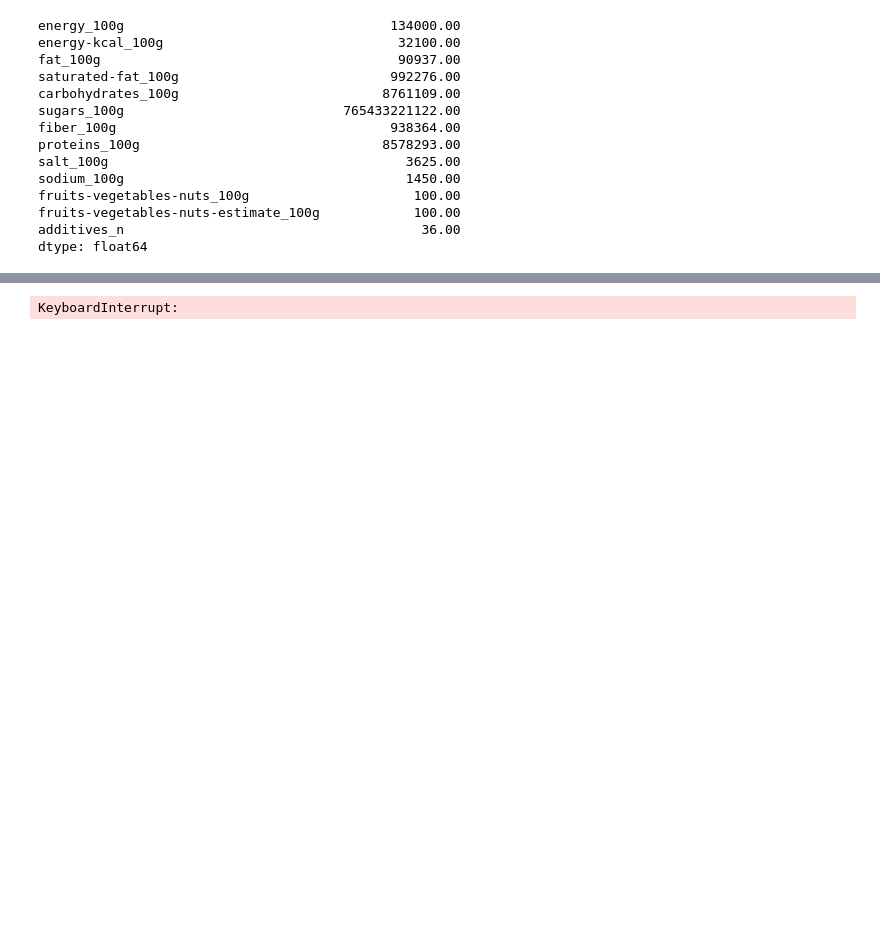
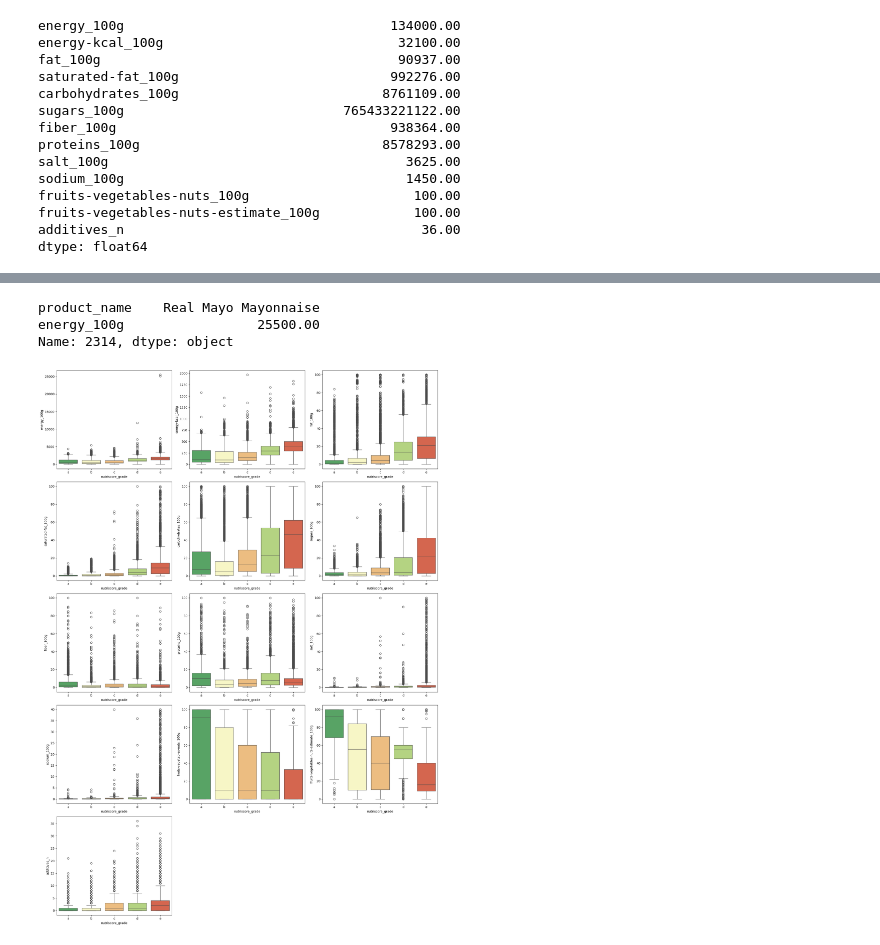
Before and after one commit to djacoo/ml-nutriscore-prediction, a Jupyter notebook: docs/notebooks/eda.ipynb, the cells around one changed output, grey strips where cells are left out. Drawn from its saved outputs; the diff is of its cells as text; code cells hidden in the pictures; blank space fills up the shorter version.

```diff
--- a/docs/notebooks/eda.ipynb
+++ b/docs/notebooks/eda.ipynb
@@ -105,22 +214,32 @@ dtype: float64
+# %%
+max_energy_idx = df['energy_100g'].idxmax()
+df.loc[max_energy_idx, ['product_name', 'energy_100g']]
+# %% [output]
+product_name    Real Mayo Mayonnaise
+energy_100g                 25500.00
+Name: 2314, dtype: object
 # %%
 n_cols = 3
 n_rows = (len(numerical_features) + n_cols - 1) // n_cols
 
 fig, axes = plt.subplots(n_rows, n_cols, figsize=(18, 5 * n_rows))
 axes = axes.flatten()
 
 for i, col in enumerate(numerical_features):
 
     sns.boxplot(
         data=df,
         x='nutriscore_grade',
         y=col,
         order=['a','b','c','d','e'],
         hue='nutriscore_grade',
-        palette='viridis',
+        palette='RdYlGn_r',
         ax=axes[i]
     )
+# remove empty plots
+for j in range(i + 1, len(axes)):
+    fig.delaxes(axes[j])
 plt.tight_layout()
 plt.show()
 # %% [output]
-KeyboardInterrupt:
+[figure, added]
```
Also changed, not shown: parts of 26 cells of this notebook, 2 other files.
